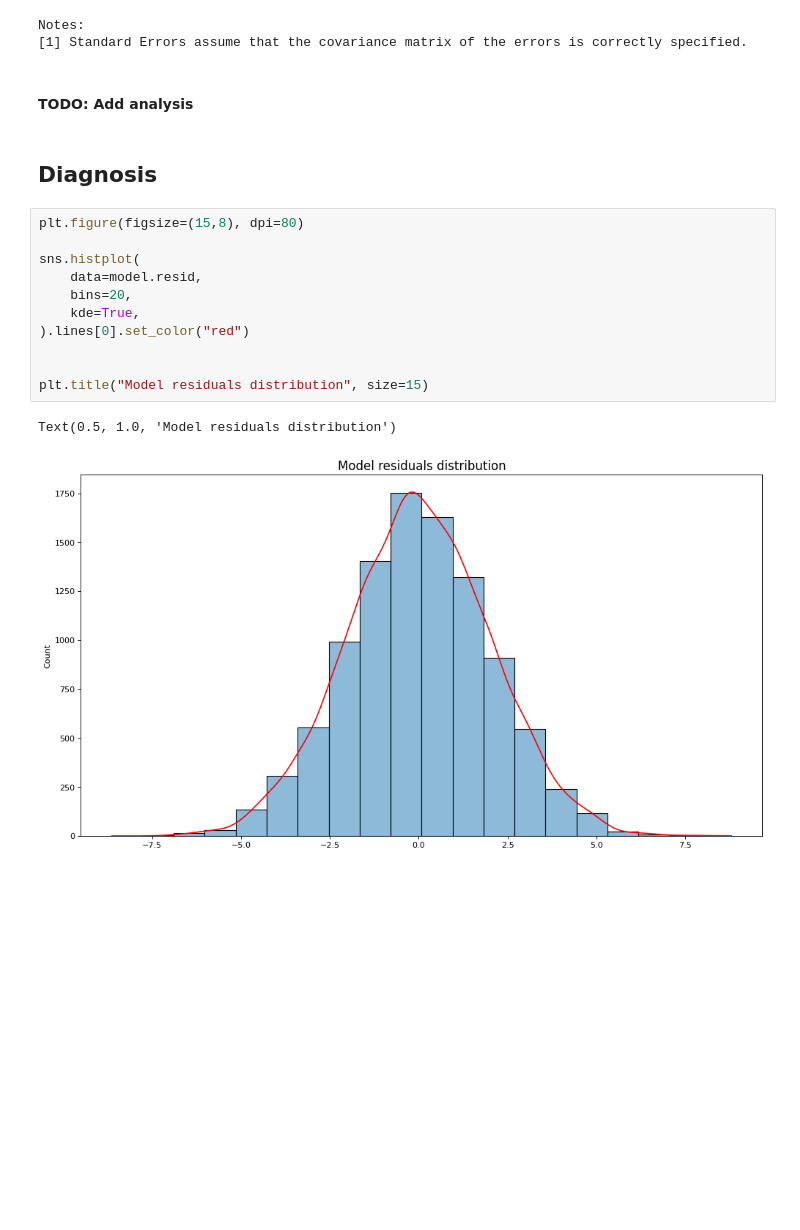
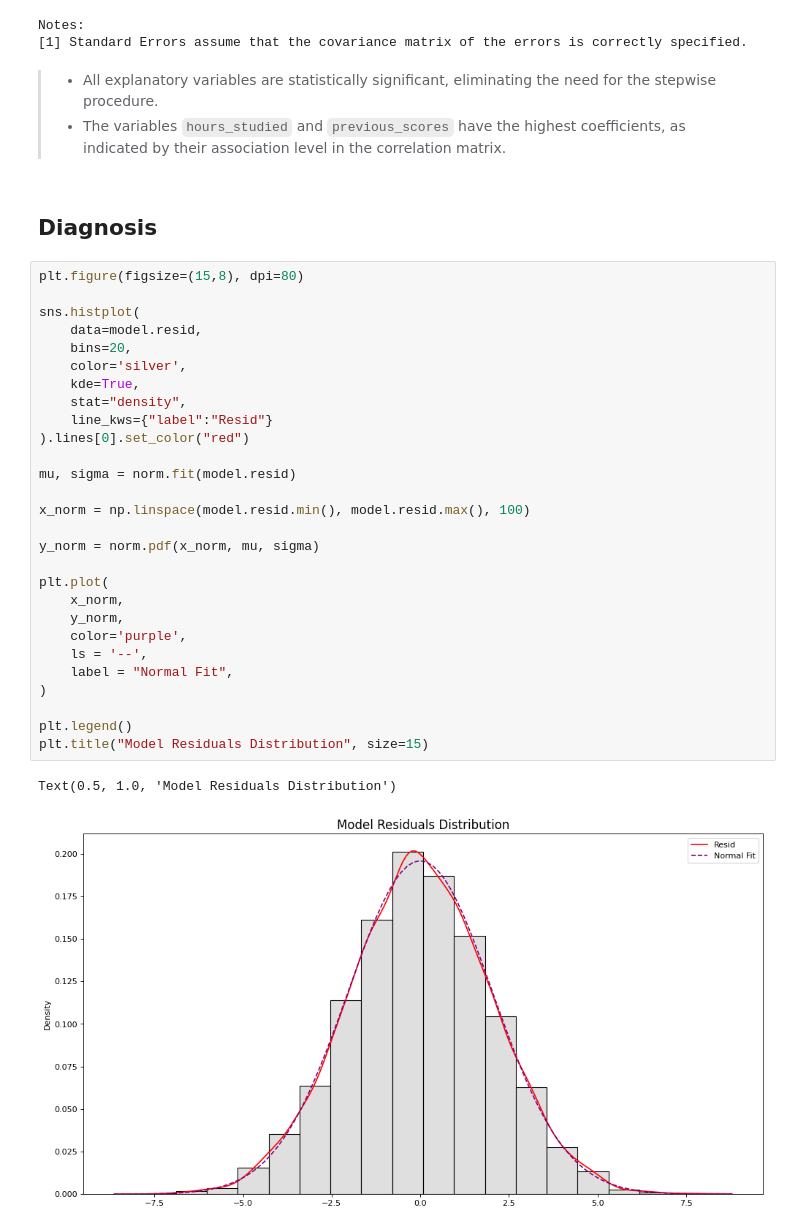
Before and after one commit to dan-teixeira/data-science, a Jupyter notebook: student_performance/student_performance.ipynb, the cells around one changed output. Cells and saved outputs as stored; diff of their text form; blank space fills up the shorter version.

```diff
--- a/student_performance/student_performance.ipynb
+++ b/student_performance/student_performance.ipynb
@@ -124,21 +129,39 @@ OLS Regression Results
 | Kurtosis: | 3.095 | Cond. No. | 452. |
 Notes:
 [1] Standard Errors assume that the covariance matrix of the errors is correctly specified.
-# %% [markdown]
-#### TODO: Add analysis
+# %% [markdown]
+> * All explanatory variables are statistically significant, eliminating the need for the stepwise procedure.
+> * The variables `hours_studied` and `previous_scores` have the highest coefficients, as indicated by their association level in the correlation matrix.
 # %% [markdown]
 ## Diagnosis
 # %%
 plt.figure(figsize=(15,8), dpi=80)
 
 sns.histplot(
     data=model.resid,
     bins=20,
+    color='silver',
     kde=True,
+    stat="density",
+    line_kws={"label":"Resid"}
 ).lines[0].set_color("red")
 
+mu, sigma = norm.fit(model.resid)
 
-plt.title("Model residuals distribution", size=15)
+x_norm = np.linspace(model.resid.min(), model.resid.max(), 100)
+
+y_norm = norm.pdf(x_norm, mu, sigma)
+
+plt.plot(
+    x_norm,
+    y_norm,
+    color='purple',
+    ls = '--',
+    label = "Normal Fit",
+)
+
+plt.legend()
+plt.title("Model Residuals Distribution", size=15)
 # %% [output]
-Text(0.5, 1.0, 'Model residuals distribution')
+Text(0.5, 1.0, 'Model Residuals Distribution')
-[figure, old version]
+[figure, new version]
```
Also changed, not shown: parts of 4 cells of this notebook.
